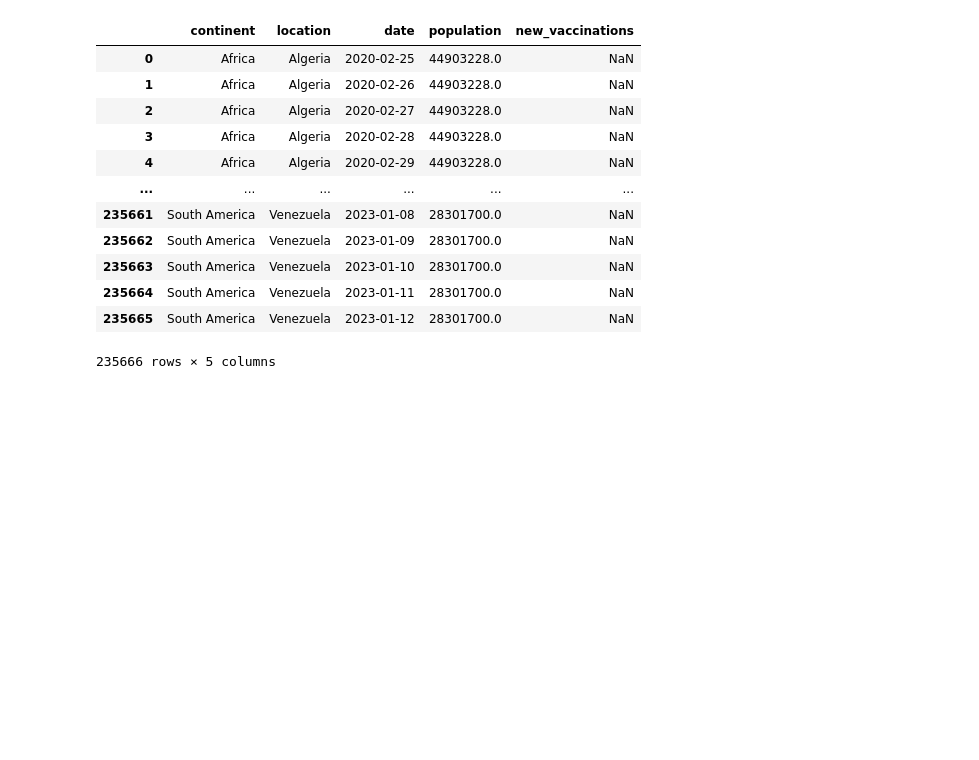
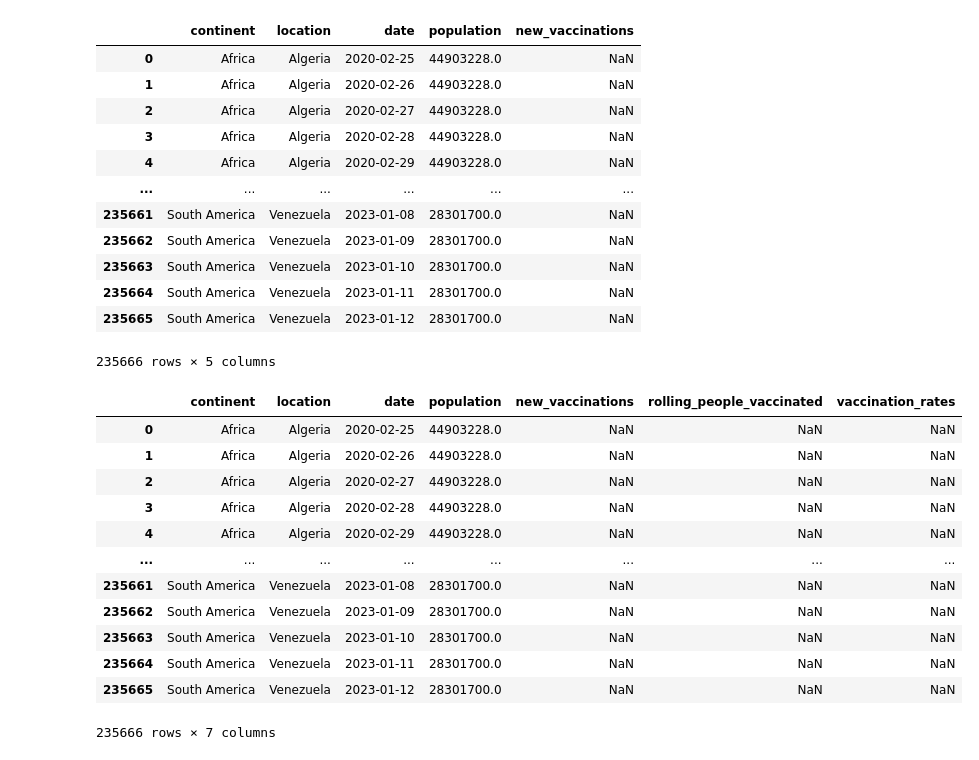
Before and after one commit to mcgmed/SQL, a Jupyter notebook: COVID.ipynb, the cells around one changed output. Cells and saved outputs as stored; diff of their text form; code cells hidden in the pictures; blank space fills up the shorter version.

```diff
--- a/COVID.ipynb
+++ b/COVID.ipynb
@@ -253,12 +253,26 @@ data
 # %%
 query = '''SELECT deaths.continent, deaths.location, deaths.date, deaths.population, vaccinations.new_vaccinations,
              SUM(vaccinations.new_vaccinations) OVER (PARTITION BY deaths.location ORDER BY deaths.location, deaths.date)
              AS rolling_people_vaccinated,
-             (rolling_people_vaccinated/population)*100 AS vaccination_rates
+             ((SUM(vaccinations.new_vaccinations) OVER (PARTITION BY deaths.location ORDER BY deaths.location, deaths.date))/population)*100 AS vaccination_rates
            FROM deaths
            JOIN vaccinations
            ON deaths.date = vaccinations.date AND deaths.location = vaccinations.location
            WHERE deaths.continent IS NOT NULL
            ORDER BY 1, 2 '''
 data = pd.read_sql(query, con)
 data
+# %% [output]
+|  | continent | location | date | population | new_vaccinations | rolling_people_vaccinated | vaccination_rates |
+| 0 | Africa | Algeria | 2020-02-25 | 44903228.0 | NaN | NaN | NaN |
+| 1 | Africa | Algeria | 2020-02-26 | 44903228.0 | NaN | NaN | NaN |
+| 2 | Africa | Algeria | 2020-02-27 | 44903228.0 | NaN | NaN | NaN |
+| 3 | Africa | Algeria | 2020-02-28 | 44903228.0 | NaN | NaN | NaN |
+| 4 | Africa | Algeria | 2020-02-29 | 44903228.0 | NaN | NaN | NaN |
+| ... | ... | ... | ... | ... | ... | ... | ... |
+| 235661 | South America | Venezuela | 2023-01-08 | 28301700.0 | NaN | NaN | NaN |
+| 235662 | South America | Venezuela | 2023-01-09 | 28301700.0 | NaN | NaN | NaN |
+| 235663 | South America | Venezuela | 2023-01-10 | 28301700.0 | NaN | NaN | NaN |
+| 235664 | South America | Venezuela | 2023-01-11 | 28301700.0 | NaN | NaN | NaN |
+| 235665 | South America | Venezuela | 2023-01-12 | 28301700.0 | NaN | NaN | NaN |
+235666 rows × 7 columns
```
